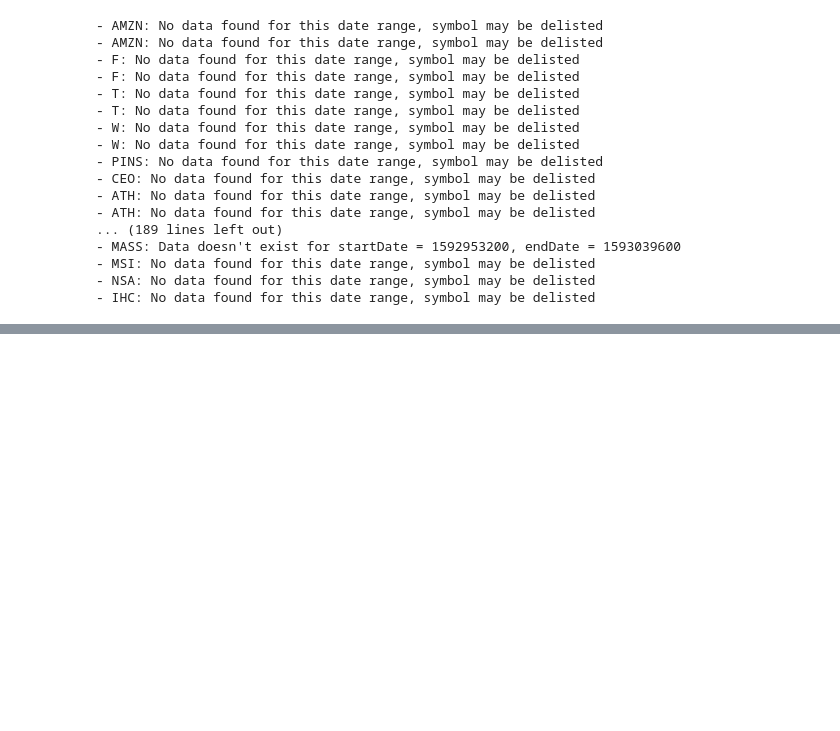
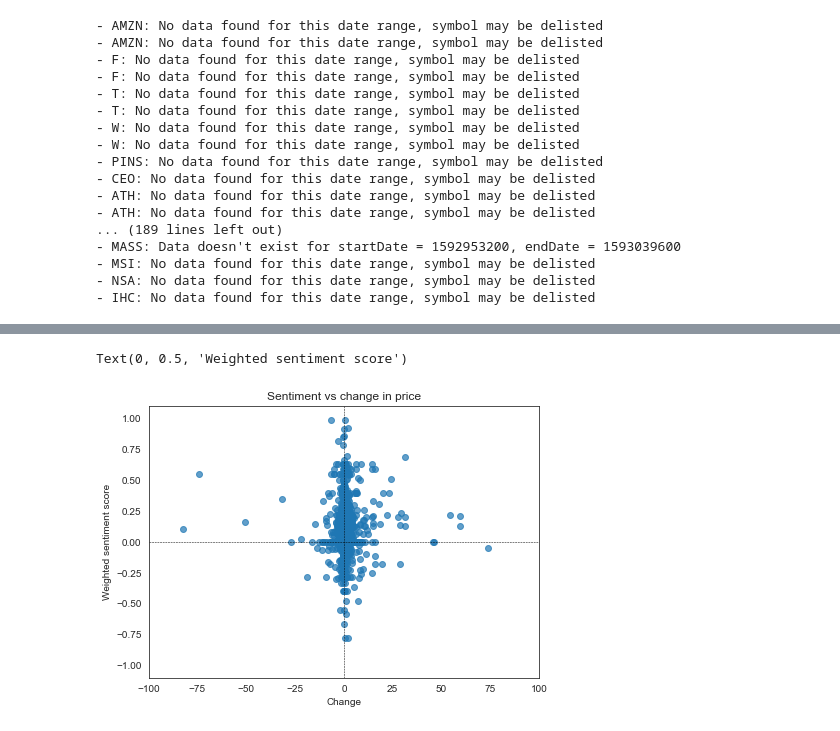
Before and after one commit to arnavprasad7/reddit-stocks, a Jupyter notebook: pushshift_comments.ipynb, the cells around one changed output, grey strips where cells are left out. Drawn from its saved outputs; the diff is of its cells as text; code cells hidden in the pictures; blank space fills up the shorter version.

Commit message:
Figures added

```diff
--- a/pushshift_comments.ipynb
+++ b/pushshift_comments.ipynb
@@ -137,3 +132,36 @@ list(tickers.items())[:2]
    Timestamp('2020-05-09 00:00:00', freq='D'): {'score': 0.07659513467638246,
     'change': -0.21532727241032035,
     'comments': ['No. This would be a way to stimulate financial markets, not the broad economy. Most companies pay very little capital gains on a y-o-y basis and there are already program in place to ...
+# %%
+sentiments = []
+changes = []
+
+for symbol in tickers.keys():
+    for date in tickers[symbol].keys():
+        sentiment = tickers[symbol][date]["score"]
+        change = tickers[symbol][date]["change"]
+
+        sentiments.append(sentiment)
+        changes.append(change)
+# %%
+plt.figure(figsize=(7, 5))
+
+plt.title("Sentiment vs change in price")
+
+
+plt.axhline(y=0, alpha=1, linewidth=0.5, linestyle="--", color="k")
+plt.axvline(x=0, alpha=1, linewidth=0.5, linestyle="--", color="k")
+
+plt.scatter(changes, sentiments, alpha=0.7)
+
+plt.ylim(-1.1, 1.1)
+plt.xlim(-100, 100)
+
+
+plt.xlabel("Change")
+plt.ylabel("Weighted sentiment score")
+
+#plt.savefig(f"{save_loc}/with_changes_alt.jpg", dpi=300)
+# %% [output]
+Text(0, 0.5, 'Weighted sentiment score')
+[figure, added]
```
Also changed, not shown: parts of 3 cells of this notebook, 3 other files.
